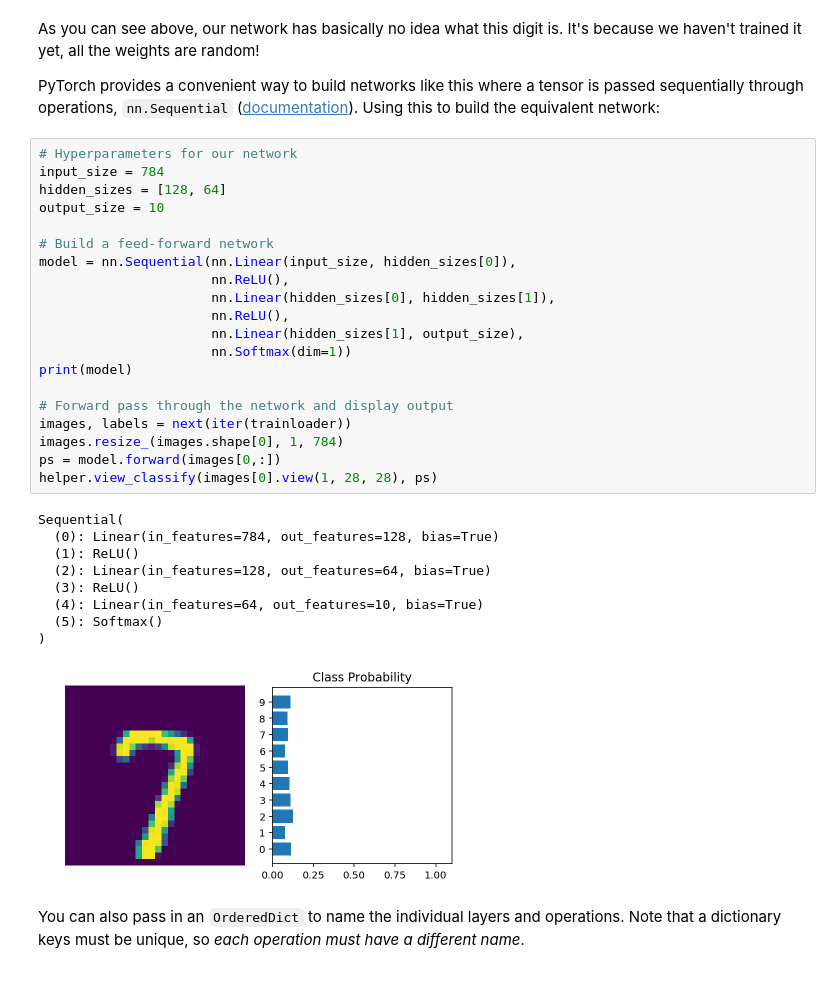
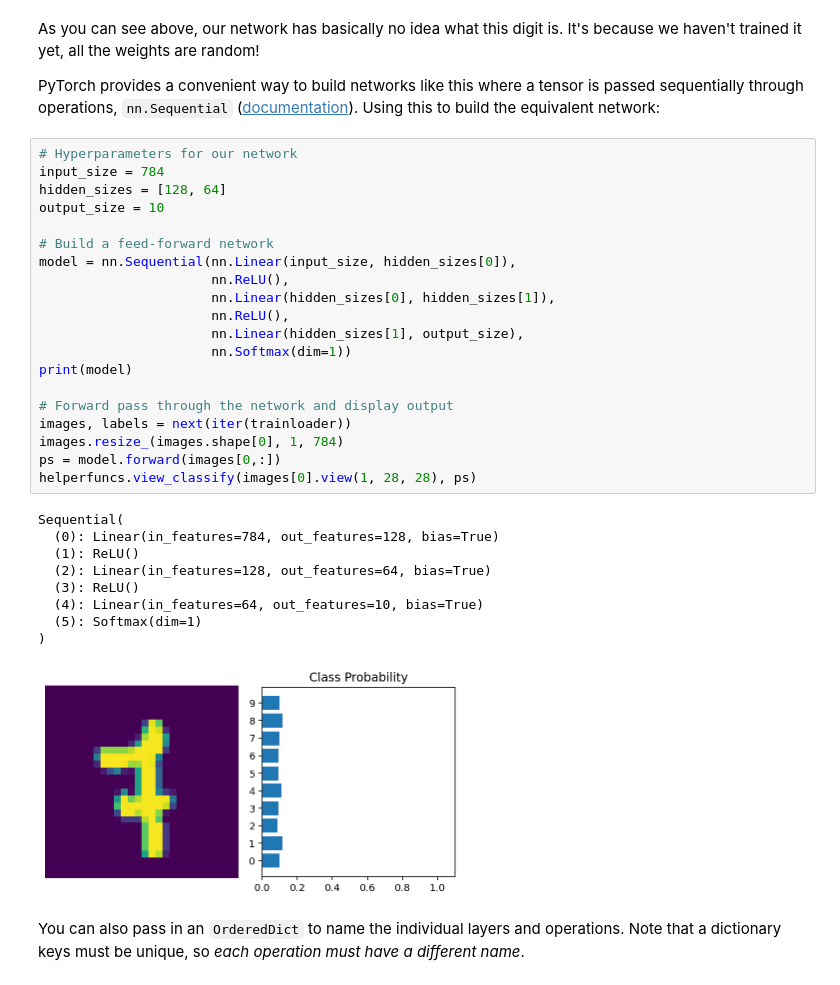
Before and after one commit to Bduz/intro_ml, a Jupyter notebook: Part 2 - Neural Networks in PyTorch.ipynb, the cells around one changed output. Saved outputs shown, nothing was run; the diff lists cells and outputs as text.

```diff
--- a/Part 2 - Neural Networks in PyTorch.ipynb
+++ b/Part 2 - Neural Networks in PyTorch.ipynb
@@ -182,33 +207,33 @@ PyTorch provides a convenient way to build networks like this where a tensor is
 # %%
 # Hyperparameters for our network
 input_size = 784
 hidden_sizes = [128, 64]
 output_size = 10
 
 # Build a feed-forward network
 model = nn.Sequential(nn.Linear(input_size, hidden_sizes[0]),
                       nn.ReLU(),
                       nn.Linear(hidden_sizes[0], hidden_sizes[1]),
                       nn.ReLU(),
                       nn.Linear(hidden_sizes[1], output_size),
                       nn.Softmax(dim=1))
 print(model)
 
 # Forward pass through the network and display output
 images, labels = next(iter(trainloader))
 images.resize_(images.shape[0], 1, 784)
 ps = model.forward(images[0,:])
-helper.view_classify(images[0].view(1, 28, 28), ps)
+helperfuncs.view_classify(images[0].view(1, 28, 28), ps)
 # %% [output]
 Sequential(
   (0): Linear(in_features=784, out_features=128, bias=True)
   (1): ReLU()
   (2): Linear(in_features=128, out_features=64, bias=True)
   (3): ReLU()
   (4): Linear(in_features=64, out_features=10, bias=True)
-  (5): Softmax()
+  (5): Softmax(dim=1)
 )
-[figure, old version]
+[figure, new version]
 # %% [markdown]
 You can also pass in an `OrderedDict` to name the individual layers and operations. Note that a dictionary keys must be unique, so _each operation must have a different name_.
 # %%
```
Also changed, not shown: parts of 13 cells of this notebook, 2 other files.
